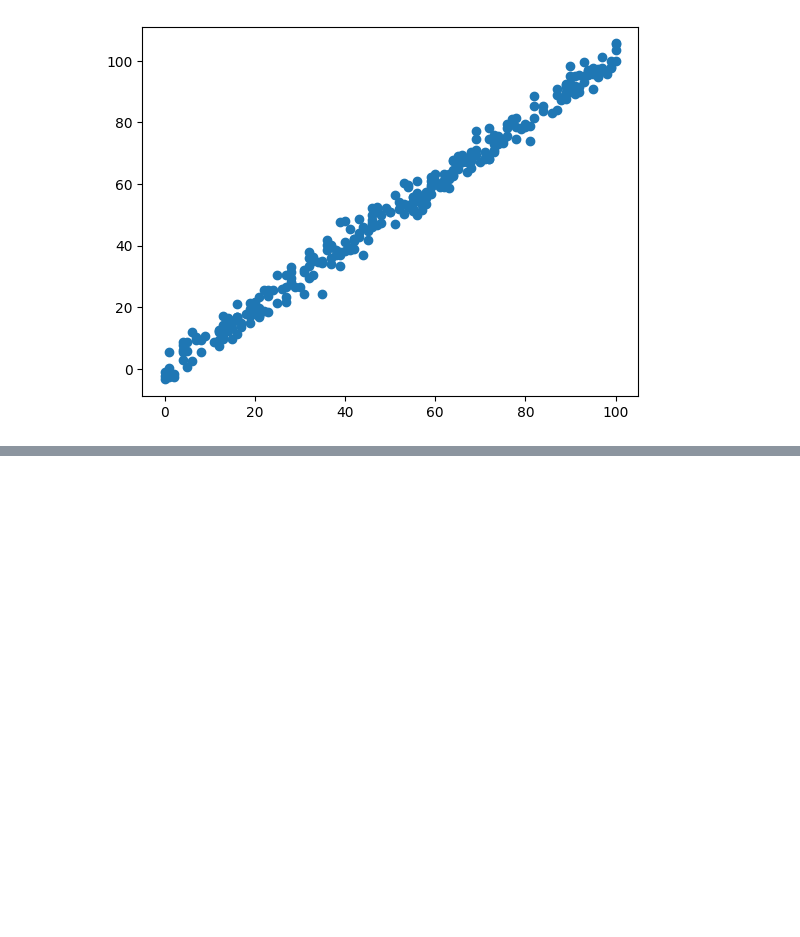
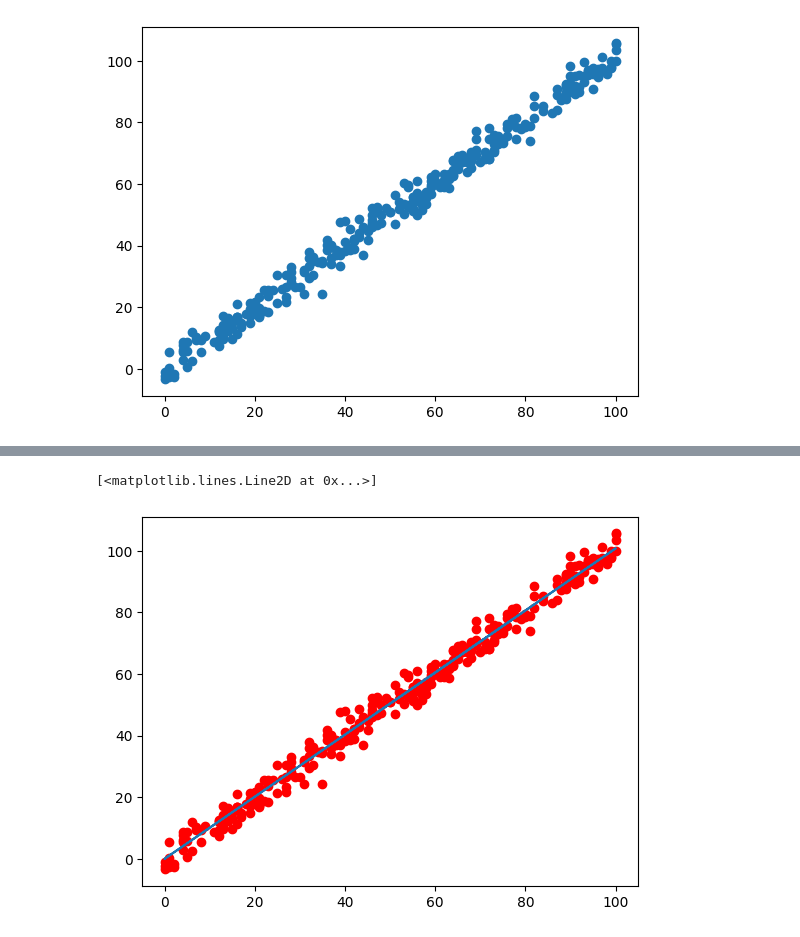
Before and after one commit to mynameflacko/ml-models-linear_regression, a Jupyter notebook: linear_regression.ipynb, the cells around one changed output, grey strips where cells are left out. Cells and saved outputs as stored; diff of their text form; code cells hidden in the pictures; blank space fills up the shorter version.

```diff
--- a/linear_regression.ipynb
+++ b/linear_regression.ipynb
@@ -27,0 +41,2 @@ plt.scatter(df["x"], df["y"])
+# %%
+y_predicted = linear_regression.predict()
@@ -27,0 +58,6 @@ plt.scatter(df["x"], df["y"])
+# %%
+plt.scatter(df['x'], df['y'], marker='o', color='red')
+plt.plot(df["x"], y_predicted)
+# %% [output]
+[<matplotlib.lines.Line2D at 0x...>]
+[figure, added]
```
Also changed, not shown: parts of 5 cells of this notebook, 1 other file.
